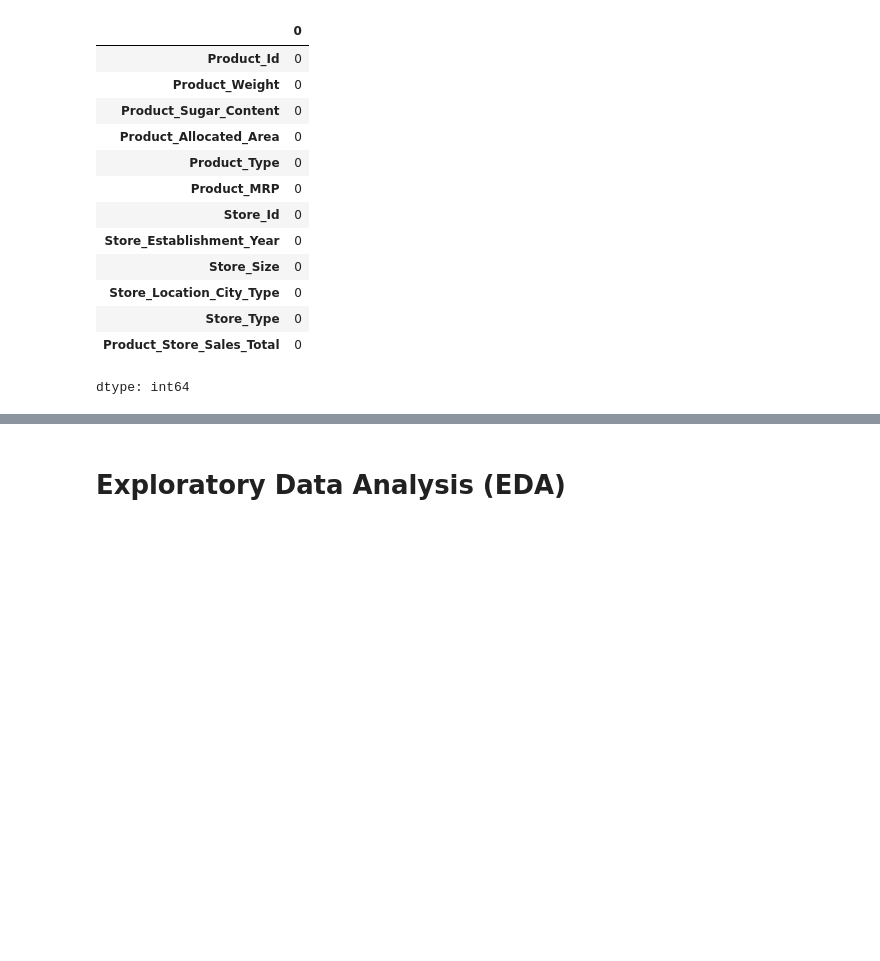
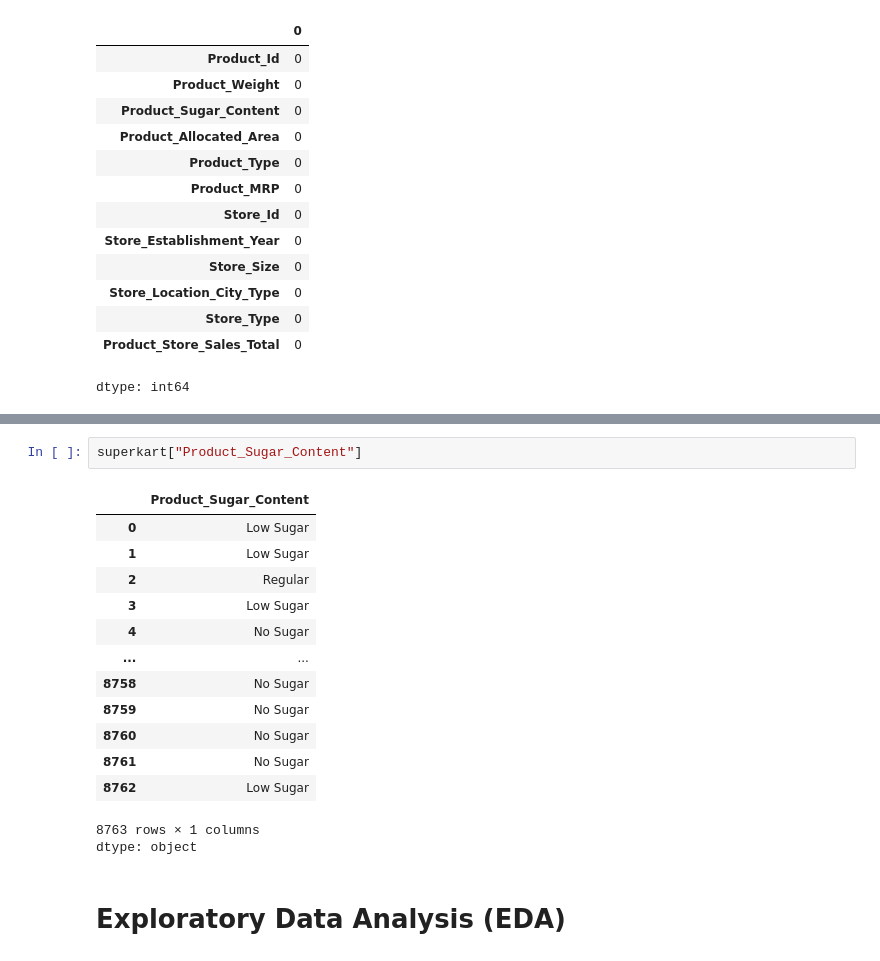
Before and after one commit to samdandy/ai-ml-course-proj-7, a Jupyter notebook: Full_Code_SuperKart_Model_Deployment_Notebook_[Updated].ipynb, the cells around one changed output, grey strips where cells are left out. Saved outputs shown, nothing was run; the diff lists cells and outputs as text; blank space fills up the shorter version.

```diff
--- a/Full_Code_SuperKart_Model_Deployment_Notebook_[Updated].ipynb
+++ b/Full_Code_SuperKart_Model_Deployment_Notebook_[Updated].ipynb
@@ -192,3 +201,20 @@ dtype: int64
+# %%
+superkart["Product_Sugar_Content"]
+# %% [output]
+|  | Product_Sugar_Content |
+| 0 | Low Sugar |
+| 1 | Low Sugar |
+| 2 | Regular |
+| 3 | Low Sugar |
+| 4 | No Sugar |
+| ... | ... |
+| 8758 | No Sugar |
+| 8759 | No Sugar |
+| 8760 | No Sugar |
+| 8761 | No Sugar |
+| 8762 | Low Sugar |
+8763 rows × 1 columns
+dtype: object
 # %% [markdown]
 # **Exploratory Data Analysis (EDA)**
 # %%
```
Also changed, not shown: parts of 3 cells of this notebook.
